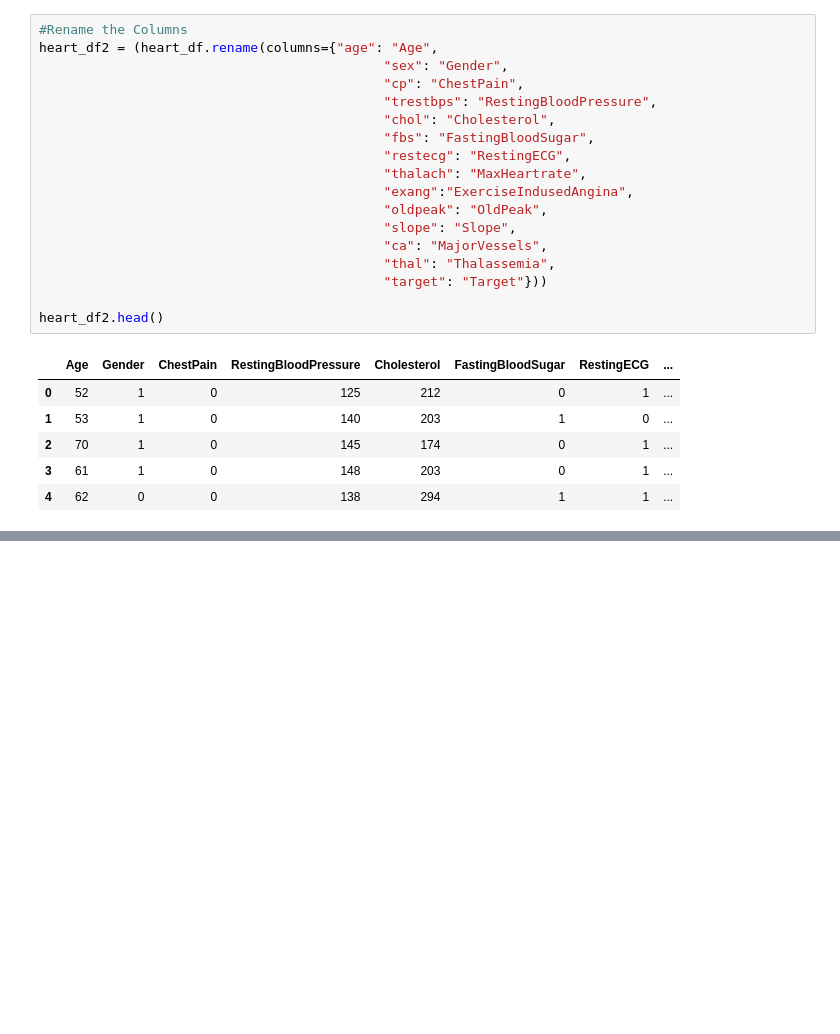
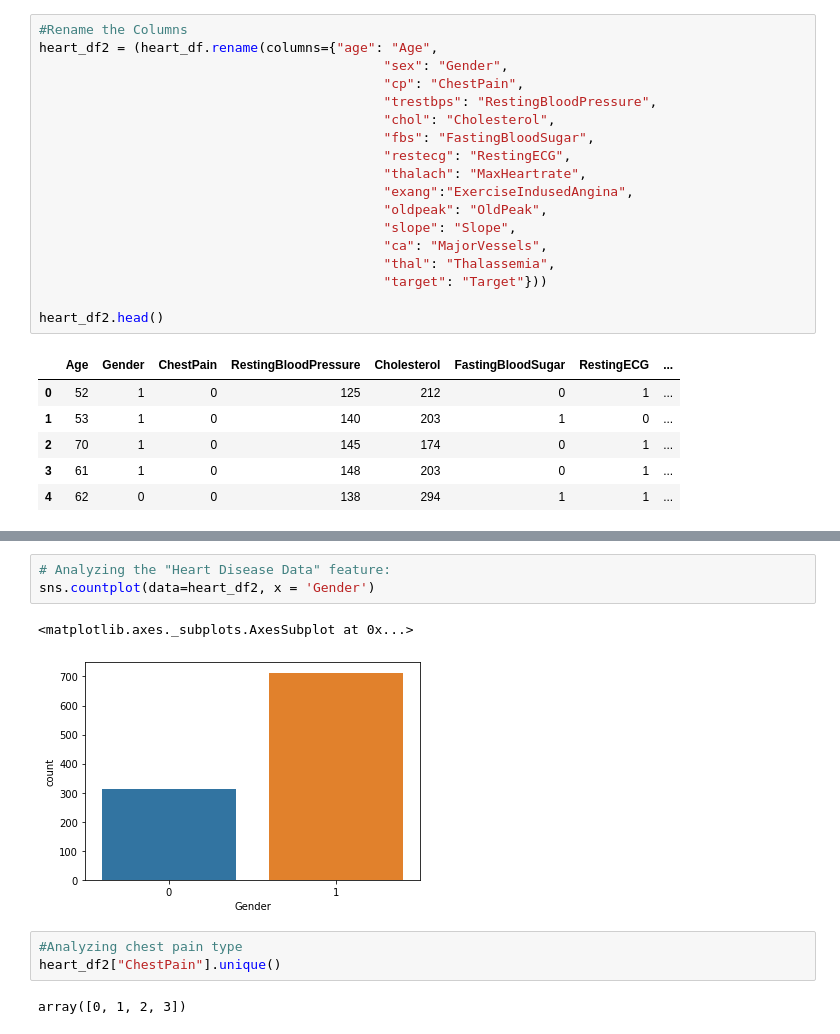
Before and after one commit to letisalbal/Final-Project, a Jupyter notebook: HeartDisease.ipynb, the cells around one changed output, grey strips where cells are left out. Cells and saved outputs as stored; diff of their text form; blank space fills up the shorter version.

```diff
--- a/HeartDisease.ipynb
+++ b/HeartDisease.ipynb
@@ -146,0 +207,11 @@ heart_df2.head()
+# %%
+# Analyzing the "Heart Disease Data" feature:
+sns.countplot(data=heart_df2, x = 'Gender')
+# %% [output]
+<matplotlib.axes._subplots.AxesSubplot at 0x...>
+[figure, added]
+# %%
+#Analyzing chest pain type
+heart_df2["ChestPain"].unique()
+# %% [output]
+array([0, 1, 2, 3])
```
Also changed, not shown: parts of 46 cells of this notebook.
